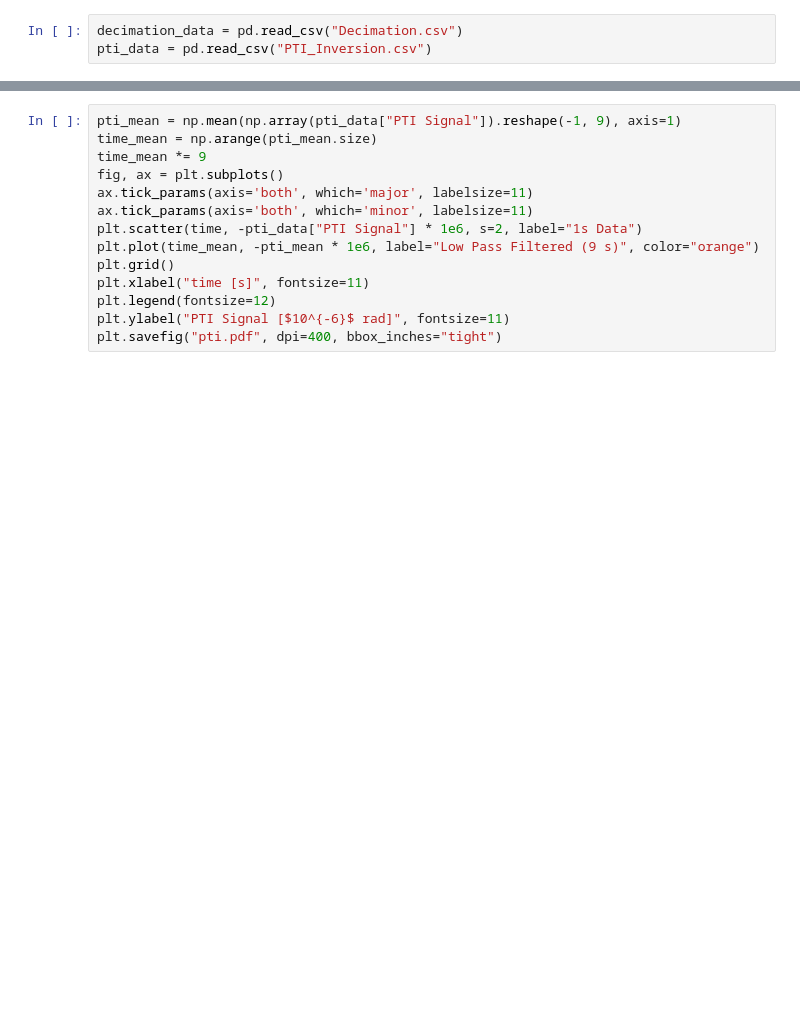
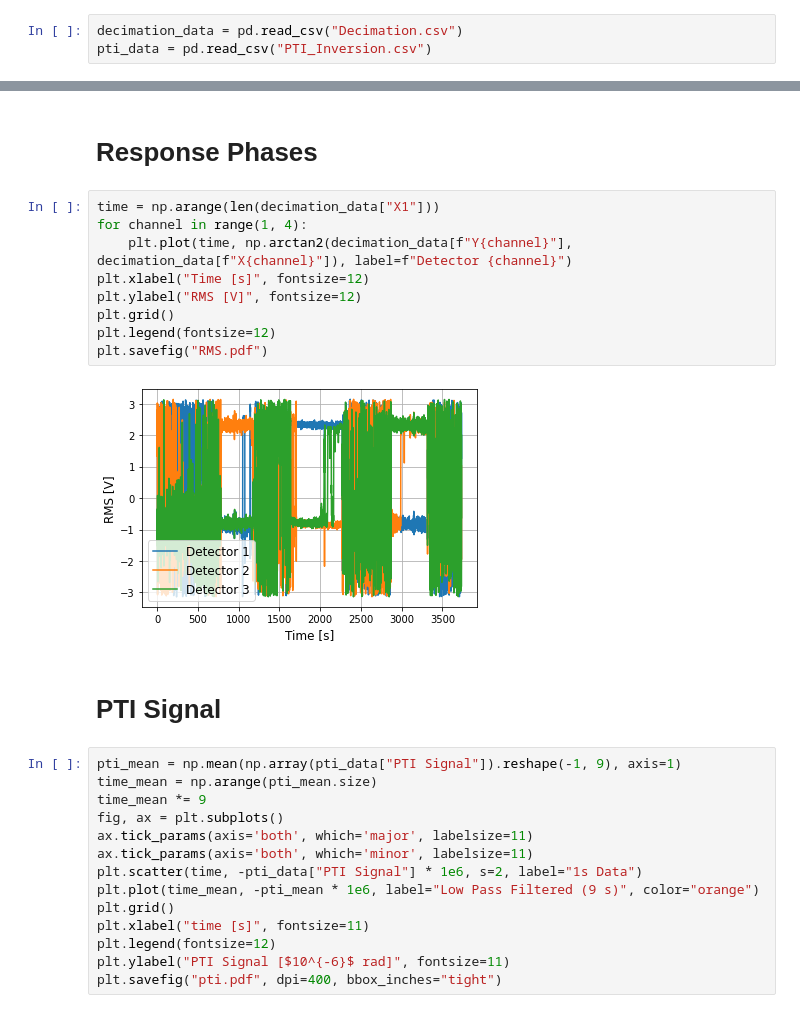
Before and after one commit to bilaljo/MiniPTI, a Jupyter notebook: notebooks/passepartout.ipynb, the cells around one changed output, grey strips where cells are left out. Cells and saved outputs as stored; diff of their text form; blank space fills up the shorter version.

```diff
--- a/notebooks/passepartout.ipynb
+++ b/notebooks/passepartout.ipynb
@@ -23,3 +34,18 @@ PTI Signal
+# %% [markdown]
+# Response Phases
+# %%
+time = np.arange(len(decimation_data["X1"]))
+for channel in range(1, 4):
+    plt.plot(time, np.arctan2(decimation_data[f"Y{channel}"], decimation_data[f"X{channel}"]), label=f"Detector {channel}")
+plt.xlabel("Time [s]", fontsize=12)
+plt.ylabel("RMS [V]", fontsize=12)
+plt.grid()
+plt.legend(fontsize=12)
+plt.savefig("RMS.pdf")
+# %% [output]
+[figure, added]
+# %% [markdown]
+# PTI Signal
 # %%
 pti_mean = np.mean(np.array(pti_data["PTI Signal"]).reshape(-1, 9), axis=1)
 time_mean = np.arange(pti_mean.size)
```
Also changed, not shown: parts of 15 cells of this notebook.
